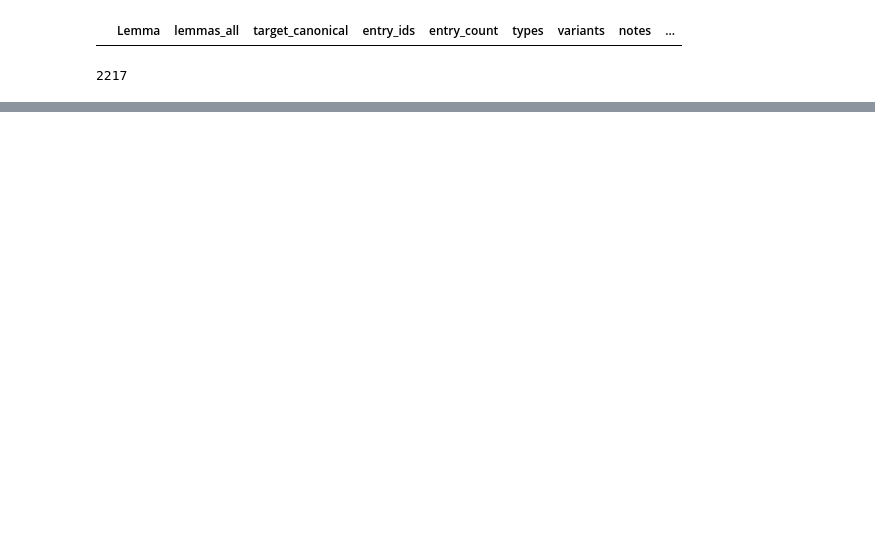
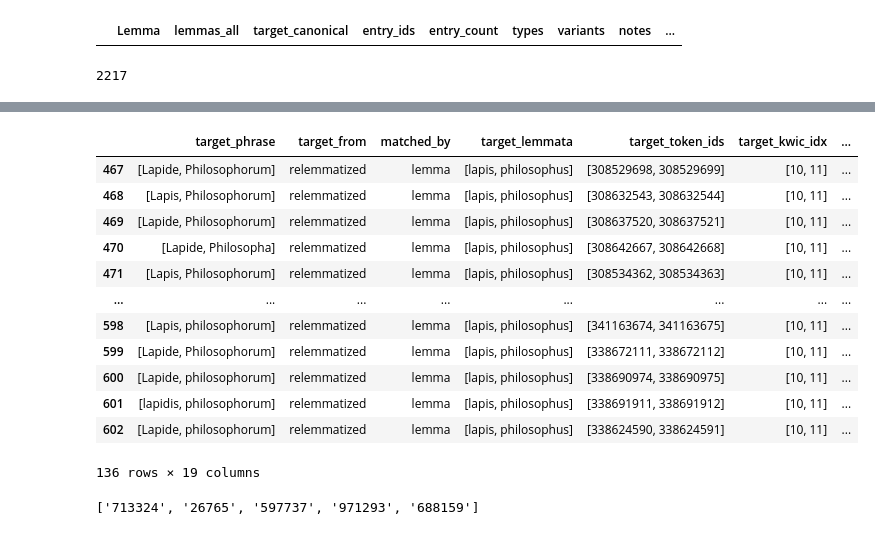
Before and after one commit to CCS-ZCU/dictionary-emlap, a Jupyter notebook: scripts/2-ruland-in-emlap.ipynb, the cells around one changed output, grey strips where cells are left out. Saved outputs shown, nothing was run; the diff lists cells and outputs as text; code cells hidden in the pictures; blank space fills up the shorter version.

Commit message:
entries ready

```diff
--- a/scripts/2-ruland-in-emlap.ipynb
+++ b/scripts/2-ruland-in-emlap.ipynb
@@ -281,0 +276,3 @@ emlap_metadata.head(5)
+# %%
+df = pd.DataFrame(read_hits("lapis_philosophorum.parquet"))
+df
@@ -281,0 +293,23 @@ emlap_metadata.head(5)
+# %%
+# check instances from noscemus
+df[df["grela_id"].str.startswith("noscemus")]
+# %% [output]
+|  | target_phrase | target_from | matched_by | target_lemmata | target_token_ids | target_kwic_idx | ... |
+| 467 | [Lapide, Philosophorum] | relemmatized | lemma | [lapis, philosophus] | [308529698, 308529699] | [10, 11] | ... |
+| 468 | [Lapis, Philosophorum] | relemmatized | lemma | [lapis, philosophus] | [308632543, 308632544] | [10, 11] | ... |
+| 469 | [Lapide, Philosophorum] | relemmatized | lemma | [lapis, philosophus] | [308637520, 308637521] | [10, 11] | ... |
+| 470 | [Lapide, Philosopha] | relemmatized | lemma | [lapis, philosophus] | [308642667, 308642668] | [10, 11] | ... |
+| 471 | [Lapis, Philosophorum] | relemmatized | lemma | [lapis, philosophus] | [308534362, 308534363] | [10, 11] | ... |
+| ... | ... | ... | ... | ... | ... | ... | ... |
+| 598 | [Lapis, philosophorum] | relemmatized | lemma | [lapis, philosophus] | [341163674, 341163675] | [10, 11] | ... |
+| 599 | [Lapide, Philosophorum] | relemmatized | lemma | [lapis, philosophus] | [338672111, 338672112] | [10, 11] | ... |
+| 600 | [Lapide, philosophorum] | relemmatized | lemma | [lapis, philosophus] | [338690974, 338690975] | [10, 11] | ... |
+| 601 | [lapidis, philosophorum] | relemmatized | lemma | [lapis, philosophus] | [338691911, 338691912] | [10, 11] | ... |
+| 602 | [Lapide, philosophorum] | relemmatized | lemma | [lapis, philosophus] | [338624590, 338624591] | [10, 11] | ... |
+136 rows × 19 columns
+# %%
+# find NOSCEMUY entries included in EMLAP
+noscemus_emlap_ids = [str(int(x)) for x in emlap_metadata["if_noscemus_id"].unique() if pd.notna(x)]
+noscemus_emlap_ids
+# %% [output]
+['713324', '26765', '597737', '971293', '688159']
```
Also changed, not shown: parts of 19 cells of this notebook.
